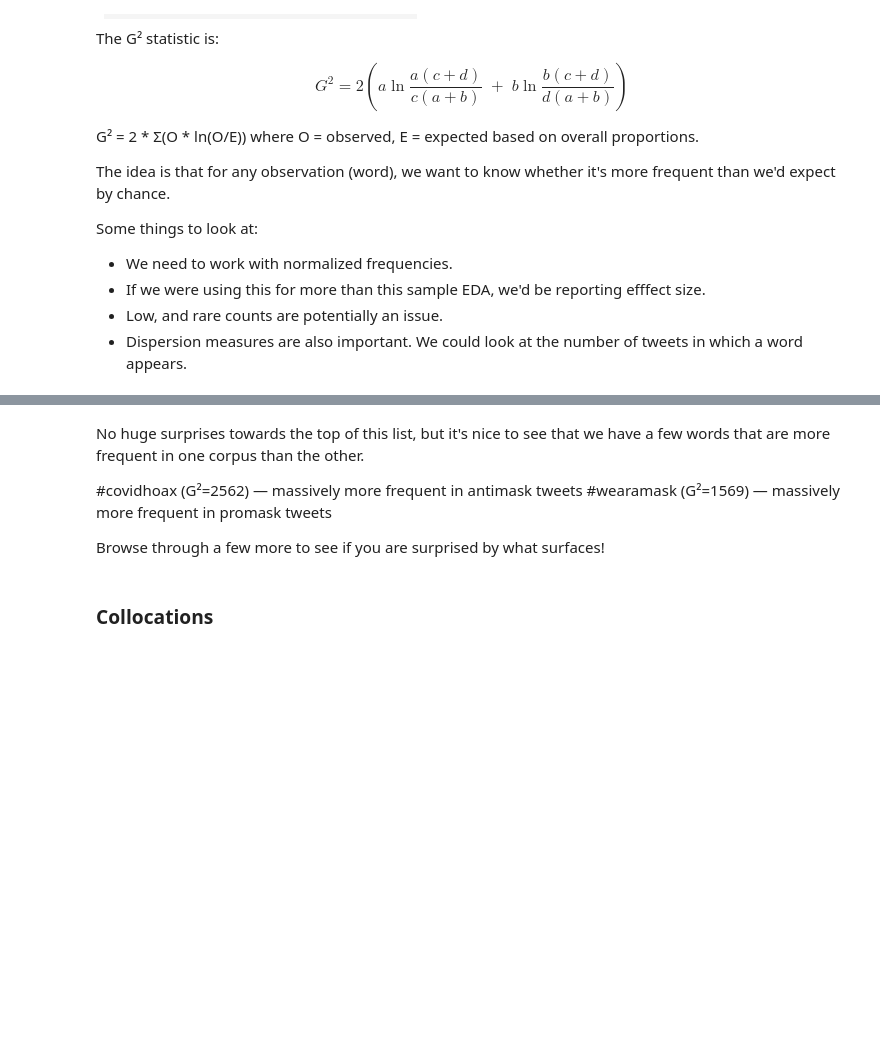
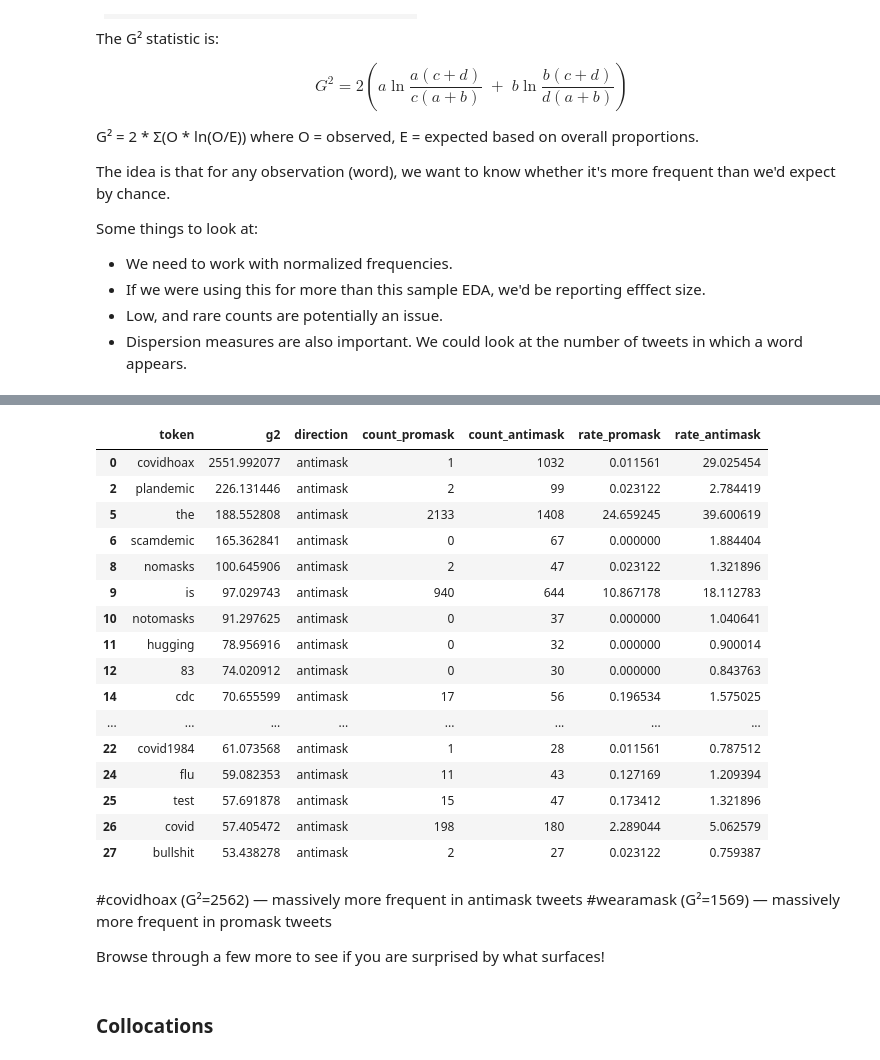
Before and after one commit to su-dataAI/data401-nlp, a Jupyter notebook: nbs/02_eda_spacy.ipynb, the cells around one changed output, grey strips where cells are left out. Saved outputs shown, nothing was run; the diff lists cells and outputs as text; code cells hidden in the pictures; blank space fills up the shorter version.

Commit message:
Renamed notebooks; simplified tests

```diff
--- a/nbs/02-eda-spacy.ipynb
+++ b/nbs/02_eda_spacy.ipynb
@@ -1257,6 +1326,30 @@ results
+# %%
+#| eval: false
+
+(
+    g2_df[g2_df["direction"] == "antimask"]
+    .sort_values("g2", ascending=False)
+    .head(20)
+)
+# %% [output]
+|  | token | g2 | direction | count_promask | count_antimask | rate_promask | rate_antimask |
+| 0 | covidhoax | 2551.992077 | antimask | 1 | 1032 | 0.011561 | 29.025454 |
+| 2 | plandemic | 226.131446 | antimask | 2 | 99 | 0.023122 | 2.784419 |
+| 5 | the | 188.552808 | antimask | 2133 | 1408 | 24.659245 | 39.600619 |
+| 6 | scamdemic | 165.362841 | antimask | 0 | 67 | 0.000000 | 1.884404 |
+| 8 | nomasks | 100.645906 | antimask | 2 | 47 | 0.023122 | 1.321896 |
+| 9 | is | 97.029743 | antimask | 940 | 644 | 10.867178 | 18.112783 |
+| 10 | notomasks | 91.297625 | antimask | 0 | 37 | 0.000000 | 1.040641 |
+| 11 | hugging | 78.956916 | antimask | 0 | 32 | 0.000000 | 0.900014 |
+| 12 | 83 | 74.020912 | antimask | 0 | 30 | 0.000000 | 0.843763 |
+| 14 | cdc | 70.655599 | antimask | 17 | 56 | 0.196534 | 1.575025 |
+| ... | ... | ... | ... | ... | ... | ... | ... |
+| 22 | covid1984 | 61.073568 | antimask | 1 | 28 | 0.011561 | 0.787512 |
+| 24 | flu | 59.082353 | antimask | 11 | 43 | 0.127169 | 1.209394 |
+| 25 | test | 57.691878 | antimask | 15 | 47 | 0.173412 | 1.321896 |
+| 26 | covid | 57.405472 | antimask | 198 | 180 | 2.289044 | 5.062579 |
+| 27 | bullshit | 53.438278 | antimask | 2 | 27 | 0.023122 | 0.759387 |
 # %% [markdown]
-No huge surprises towards the top of this list, but it's nice to see that we have a few words that are more frequent in one corpus than the other.
-
 #covidhoax (G²=2562) — massively more frequent in antimask tweets
 #wearamask (G²=1569) — massively more frequent in promask tweets
 
```
Also changed, not shown: parts of 44 cells of this notebook, 5 other files.
